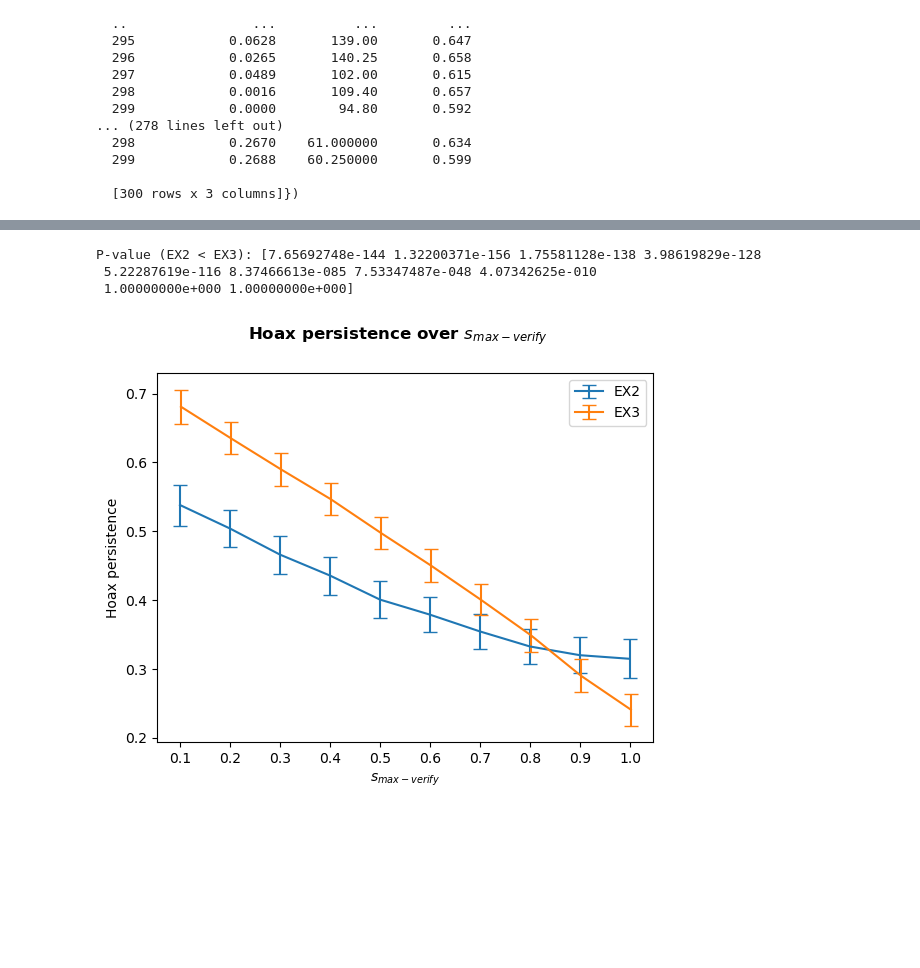
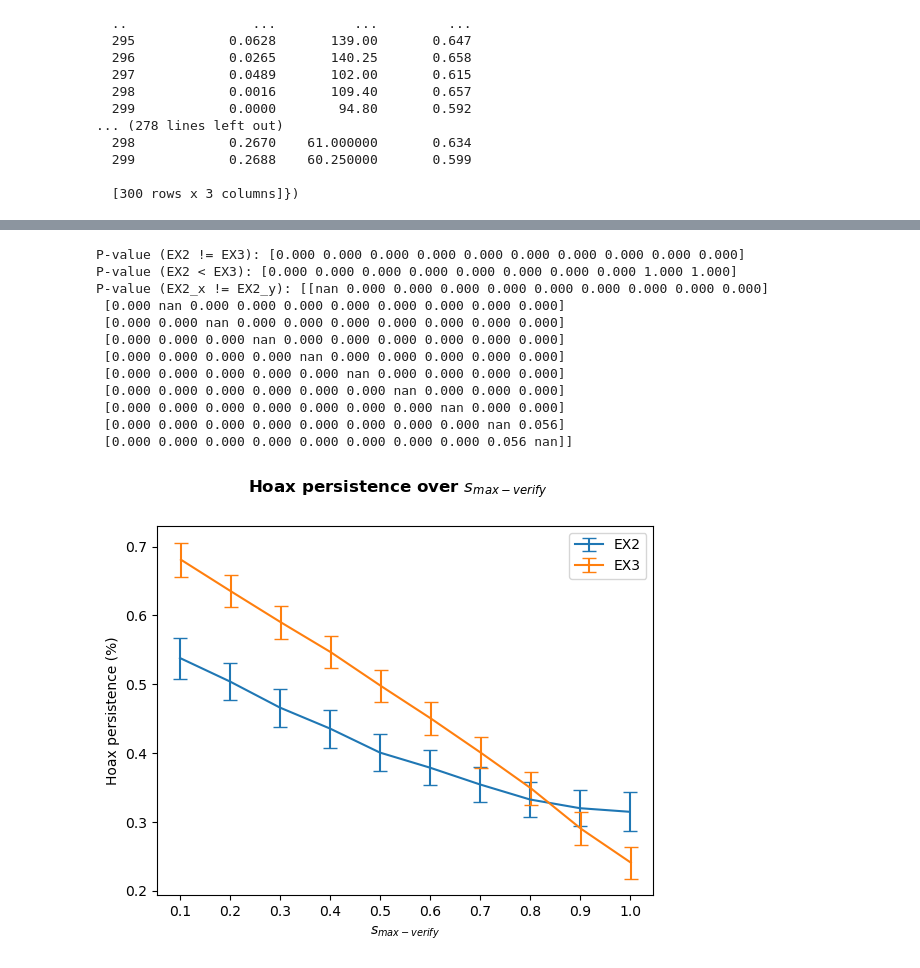
Before and after one commit to ErwinTerpstra/MisinformationSusceptibility, a Jupyter notebook: DataAnalysis.ipynb, the cells around one changed output, grey strips where cells are left out. Saved outputs shown, nothing was run; the diff lists cells and outputs as text; code cells hidden in the pictures; blank space fills up the shorter version.

```diff
--- a/DataAnalysis.ipynb
+++ b/DataAnalysis.ipynb
@@ -166,5 +168,6 @@ EX2 - EX3: T-stat: -2.99572; P-value: 0.0029671117
 # %%
 def line_stats(result, column):
+	"""Returns a tuple with the mean values and error values for the specified column."""
 	mean = { key: df[column].mean() for key, df in result.items() }
 	error = [ (df[column] - mean[key]).abs().mean() for key, df in result.items() ]
 
@@ -172,34 +175,60 @@ def line_stats(result, column):
 
 def results_to_array(result, column):
 	return np.array([ df[column] for key, df in sorted(result.items(), key=lambda pair: pair[0]) ]).T
+
+def pairwise_ttest(values):
+	"""Calculates T-Test P-value for all combinations of samples"""
+	N = values.shape[1]
+	x, y = np.meshgrid(range(N), range(N))
+	test_pair = np.vectorize(lambda x, y: stats.ttest_rel(values[:,x], values[:,y]).pvalue)
+	return test_pair(x, y)
 # %%
+import itertools
 from matplotlib.transforms import Affine2D
 
 column = 'hoax_persistence'
 mean_ex2, err_ex2 = line_stats(ex2, column)
 mean_ex3, err_ex3 = line_stats(ex3, column)
-t_stats, p_values = stats.ttest_rel(results_to_array(ex2, column), results_to_array(ex3, column), alternative='less')
+
+values_ex2 = results_to_array(ex2, column)
+values_ex3 = results_to_array(ex3, column)
+
+t_stats, p_values2 = stats.ttest_rel(values_ex2, values_ex3)
+t_stats, p_values1 = stats.ttest_rel(values_ex2, values_ex3, alternative='less')
+p_values_perm = pairwise_ttest(values_ex2)
 
 fig, ax = plt.subplots()
 
 t1 = Affine2D().translate(-0.001, 0.0) + ax.transData
 t2 = Affine2D().translate(+0.001, 0.0) + ax.transData
 ax.errorbar(mean_ex2.keys(), mean_ex2.values(), label="EX2", yerr=err_ex2, capsize=5, transform=t1)
 ax.errorbar(mean_ex3.keys(), mean_ex3.values(), label="EX3", yerr=err_ex3, capsize=5, transform=t2)
 
 plt.suptitle('Hoax persistence over $s_{max-verify}$', weight='bold')
 plt.xlabel('$s_{max-verify}$')
-plt.ylabel('Hoax persistence')
+plt.ylabel('Hoax persistence (%)')
 plt.xticks(np.arange(0.1, 1.1, 0.1))
 
 plt.legend()
 
-print(f'P-value (EX2 < EX3): {p_values}')
+print(f'P-value (EX2 != EX3): {p_values2}')
+print(f'P-value (EX2 < EX3): {p_values1}')
+
+print(f'P-value (EX2_x != EX2_y): {p_values_perm}')
 # %% [output]
-P-value (EX2 < EX3): [7.65692748e-144 1.32200371e-156 1.75581128e-138 3.98619829e-128
- 5.22287619e-116 8.37466613e-085 7.53347487e-048 4.07342625e-010
- 1.00000000e+000 1.00000000e+000]
+P-value (EX2 != EX3): [0.000 0.000 0.000 0.000 0.000 0.000 0.000 0.000 0.000 0.000]
+P-value (EX2 < EX3): [0.000 0.000 0.000 0.000 0.000 0.000 0.000 0.000 1.000 1.000]
+P-value (EX2_x != EX2_y): [[nan 0.000 0.000 0.000 0.000 0.000 0.000 0.000 0.000 0.000]
+ [0.000 nan 0.000 0.000 0.000 0.000 0.000 0.000 0.000 0.000]
+ [0.000 0.000 nan 0.000 0.000 0.000 0.000 0.000 0.000 0.000]
+ [0.000 0.000 0.000 nan 0.000 0.000 0.000 0.000 0.000 0.000]
+ [0.000 0.000 0.000 0.000 nan 0.000 0.000 0.000 0.000 0.000]
+ [0.000 0.000 0.000 0.000 0.000 nan 0.000 0.000 0.000 0.000]
+ [0.000 0.000 0.000 0.000 0.000 0.000 nan 0.000 0.000 0.000]
+ [0.000 0.000 0.000 0.000 0.000 0.000 0.000 nan 0.000 0.000]
+ [0.000 0.000 0.000 0.000 0.000 0.000 0.000 0.000 nan 0.056]
+ [0.000 0.000 0.000 0.000 0.000 0.000 0.000 0.000 0.056 nan]]
-[figure, old version]
+[figure, new version]
 # %%
 column = 'hoax_spread'
 mean_ex2, err_ex2 = line_stats(ex2, column)
```
Also changed, not shown: parts of 4 cells of this notebook, 4 other files.
